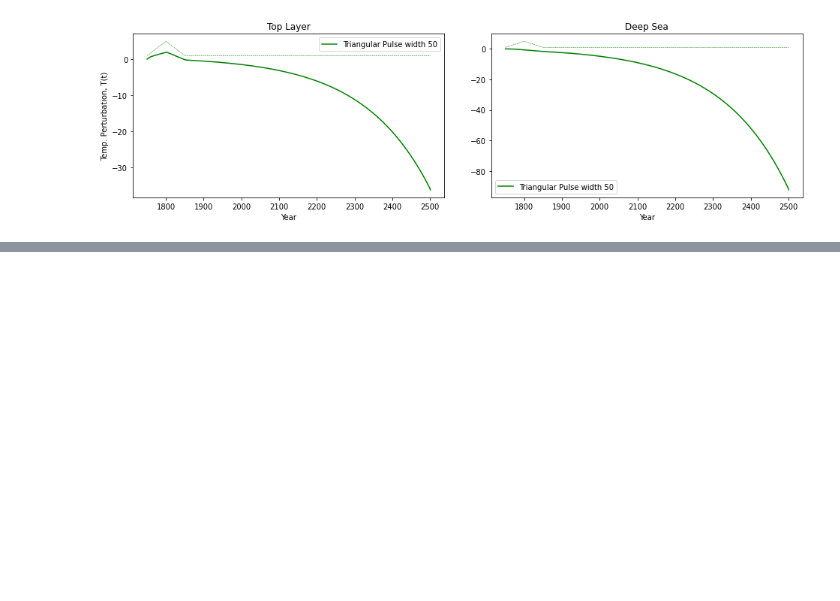
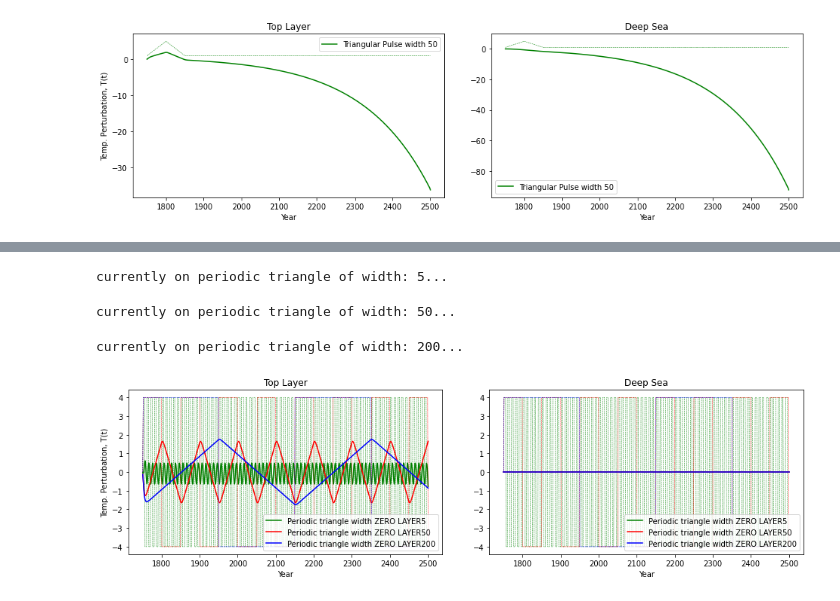
Before and after one commit to francesmcginley/ar6, a Jupyter notebook: Exploration/W6TimeLag.ipynb, the cells around one changed output, grey strips where cells are left out. Saved outputs shown, nothing was run; the diff lists cells and outputs as text; code cells hidden in the pictures; blank space fills up the shorter version.

```diff
--- a/Exploration/W6TimeLag.ipynb
+++ b/Exploration/W6TimeLag.ipynb
@@ -755,0 +820,16 @@ for subpl in axs:
+# %%
+#Making oscillatory top hat signals.
+from scipy import signal
+
+
+#plt.plot(xs, 4*signal.sawtooth(xs, width = 0.5))
+
+widths = [5,50,200]
+tri_persignals = {}
+for w in widths:
+
+    xs = np.arange(751)
+    xs = 4*signal.sawtooth(2*np.pi/(2*w) * xs, width = 0.5)
+    tri_persignals[w] = xs
+
+plt.plot(tri_persignals[50])
@@ -755,0 +839,59 @@ for subpl in axs:
+# %%
+for sig in tri_persignals:
+    print(f"currently on periodic triangle of width: %s... "%sig)
+    for i in tqdm(range(1000)):   # 5x as fast as fair, 10x as fast as openscm-runner
+        scm = TwoLayerModel(
+            extforce= tri_persignals[sig],
+            exttime=np.arange(1750,2501),
+            tbeg=1750,
+            tend=2501,
+            lamg=4.0/3.0,
+            t2x=None,
+            eff=1.29,
+            cmix=6,
+            cdeep=1e6, #changed to very large
+            gamma_2l=0.7,
+            outtime=np.arange(1750.5,2501),
+            dt=2
+        )
+
+        out = scm.run()
+    runs[f"Periodic triangle width ZERO LAYER%s" %sig] = out
+# %% [output]
+currently on periodic triangle of width: 5...
+currently on periodic triangle of width: 50...
+currently on periodic triangle of width: 200...
+# %%
+fig, axs = plt.subplots(1,2)
+fig.subplots_adjust(wspace=0.15); fig.set_figwidth(16)
+axs[0].set_ylabel('Temp. Perturbation, T(t)');
+
+widths = [5,50,200]
+
+scenario_names = []
+for w in widths:
+    scenario_names.append(f"Periodic triangle width ZERO LAYER%s" %w)
+
+run_outputs = [runs.get(key) for key in scenario_names]
+
+layers = ["Top Layer", "Deep Sea"]
+colors = ["g", "r", "b"]
+
+for (run, scen, color, sig) in zip (run_outputs, scenario_names, colors, widths):
+    for (subpl, col, layer) in zip(axs, [0,1], layers):
+        if col == 0:
+            subpl.plot(run.time, run.tg, label = scen, color = color)
+        else:
+            subpl.plot(run.time, run.tlev[:,1], label = scen, color = color)
+        subpl.title.set_text(layer)
+        subpl.set_xlabel('Year')
+        subpl.plot(run.time, th_persignals.get(sig), linestyle = "dashed", color = color, linewidth=0.5)
+        #subpl.plot(run.time, (run.tg- run.tlev[:,1]), label = "$T-T_0$")
+
+
+
+for subpl in axs:
+
+    subpl.legend(loc="lower right")
+# %% [output]
+[figure, added]
```
Also changed, not shown: parts of 38 cells of this notebook, 2 other files.
